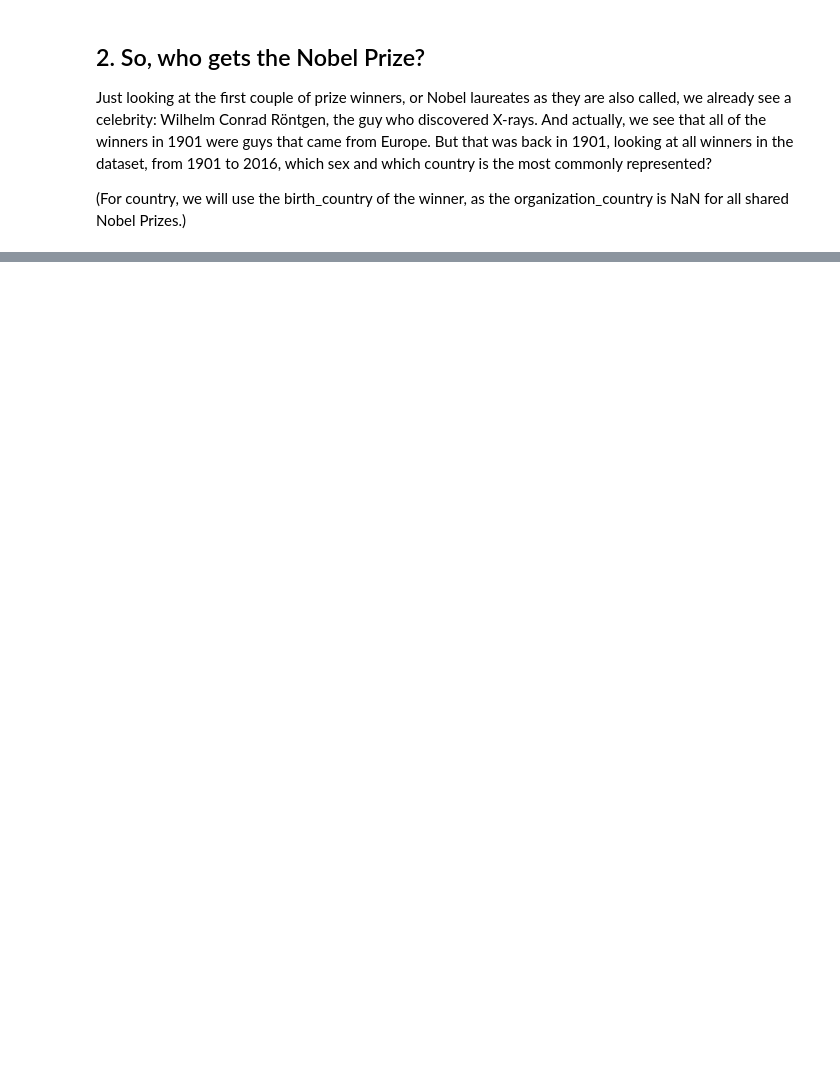
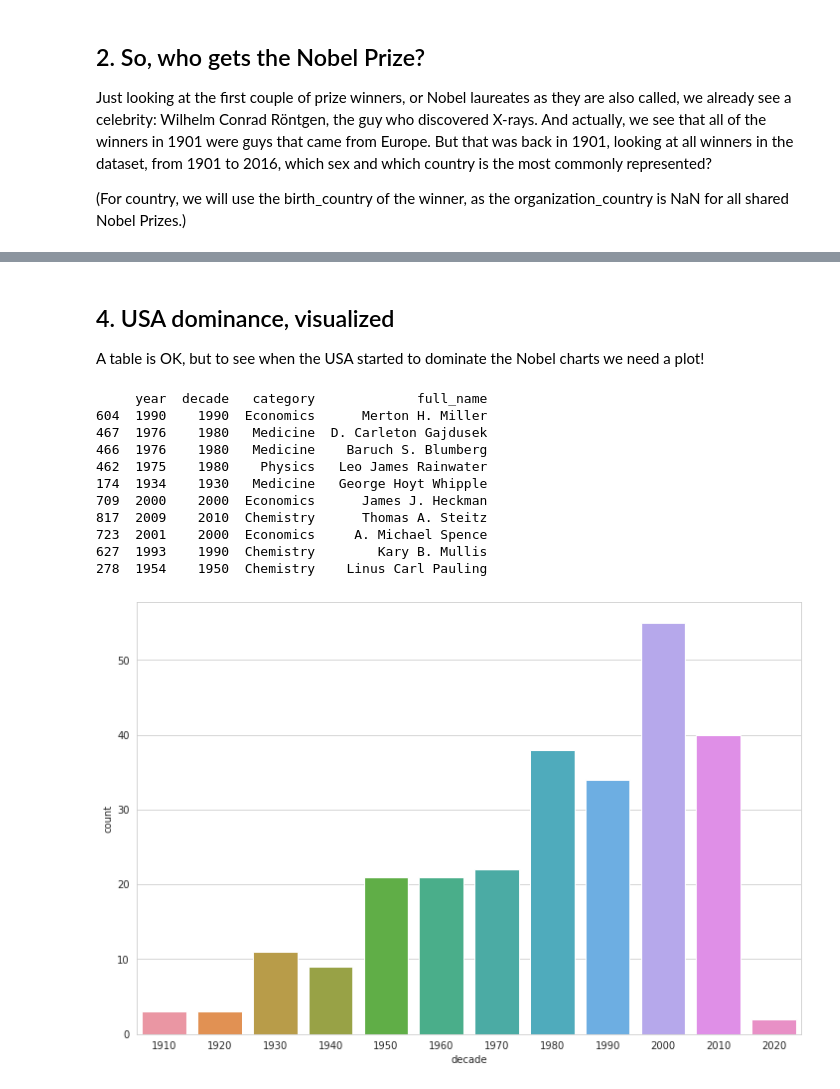
Before and after one commit to johnhhu2020/DataCamp-Data-Scientist-with-Python-Track, a Jupyter notebook: A Visual History of Nobel Prize Winners.ipynb, the cells around one changed output, grey strips where cells are left out. Drawn from its saved outputs; the diff is of its cells as text; code cells hidden in the pictures; blank space fills up the shorter version.

```diff
--- a/A Visual History of Nobel Prize Winners.ipynb
+++ b/A Visual History of Nobel Prize Winners.ipynb
@@ -71,0 +152,30 @@ Just looking at the first couple of prize winners, or Nobel laureates as they ar
+# %% [markdown]
+## 4. USA dominance, visualized
+
+A table is OK, but to see when the USA started to dominate the Nobel charts we need a plot!
+# %%
+usaDF = nobel.loc[nobel['birth_country']=='United States of America', ['year', 'decade', 'category', 'full_name']]
+
+print(usaDF.sample(10))
+
+usaDF['decade'].astype(int)
+
+
+fig, ax = plt.subplots(figsize=(12,8))
+
+sns.countplot(data=usaDF, x='decade', ax=ax)
+
+plt.show()
+# %% [output]
+     year  decade   category             full_name
+604  1990    1990  Economics      Merton H. Miller
+467  1976    1980   Medicine  D. Carleton Gajdusek
+466  1976    1980   Medicine    Baruch S. Blumberg
+462  1975    1980    Physics   Leo James Rainwater
+174  1934    1930   Medicine   George Hoyt Whipple
+709  2000    2000  Economics      James J. Heckman
+817  2009    2010  Chemistry      Thomas A. Steitz
+723  2001    2000  Economics     A. Michael Spence
+627  1993    1990  Chemistry        Kary B. Mullis
+278  1954    1950  Chemistry    Linus Carl Pauling
+[figure, added]
```
Also changed, not shown: parts of 11 cells of this notebook.
